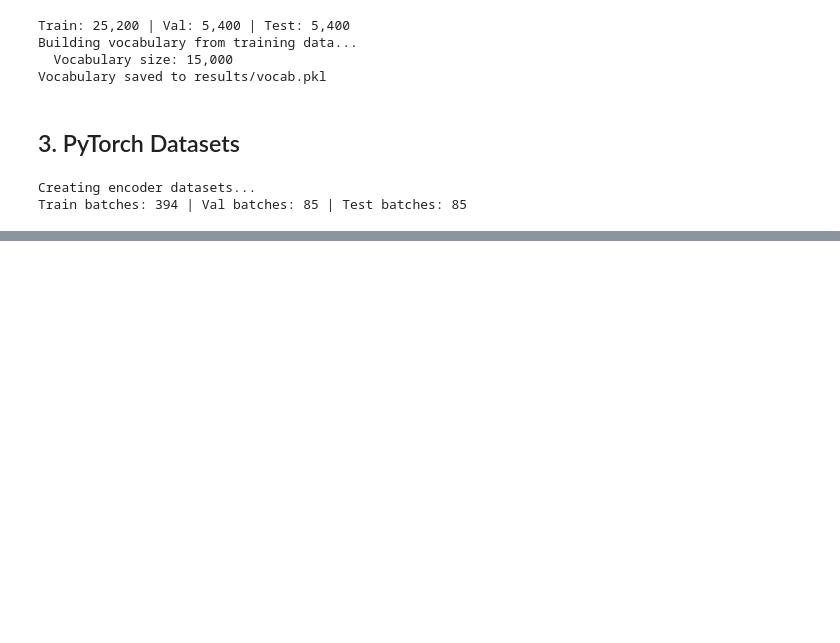
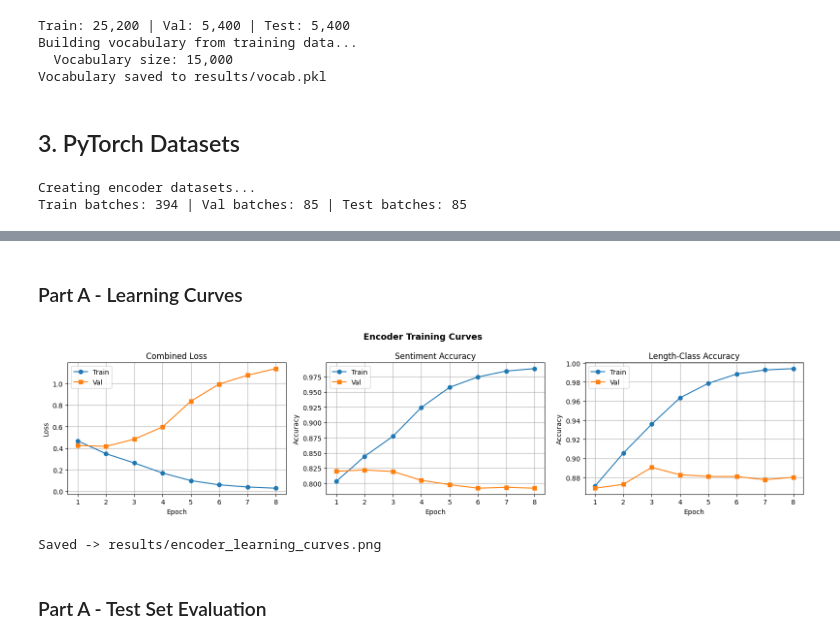
Before and after one commit to abeer-fatima47/i232643-NLP-Assignment3, a Jupyter notebook: i232643-NLP-Assignment3.ipynb, the cells around one changed output, grey strips where cells are left out. Saved outputs shown, nothing was run; the diff lists cells and outputs as text; code cells hidden in the pictures; blank space fills up the shorter version.

Commit message:
Part A: Encoder-Only Transformer

```diff
--- a/i232643-NLP-Assignment3.ipynb
+++ b/i232643-NLP-Assignment3.ipynb
@@ -314,0 +664,35 @@ Train batches: 394 | Val batches: 85 | Test batches: 85
+# %% [markdown]
+### Part A - Learning Curves
+# %%
+epochs_range = range(1, CFG['enc_epochs'] + 1)
+
+fig, axes = plt.subplots(1, 3, figsize=(16, 4))
+fig.suptitle('Encoder Training Curves', fontsize=13, fontweight='bold')
+
+ax = axes[0]
+ax.plot(epochs_range, enc_history['train_loss'], label='Train', marker='o')
+ax.plot(epochs_range, enc_history['val_loss'],   label='Val',   marker='s')
+ax.set_title('Combined Loss'); ax.set_xlabel('Epoch'); ax.set_ylabel('Loss')
+ax.legend(); ax.grid(True)
+
+ax = axes[1]
+ax.plot(epochs_range, enc_history['train_sent_acc'], label='Train', marker='o')
+ax.plot(epochs_range, enc_history['val_sent_acc'],   label='Val',   marker='s')
+ax.set_title('Sentiment Accuracy'); ax.set_xlabel('Epoch'); ax.set_ylabel('Accuracy')
+ax.legend(); ax.grid(True)
+
+ax = axes[2]
+ax.plot(epochs_range, enc_history['train_len_acc'], label='Train', marker='o')
+ax.plot(epochs_range, enc_history['val_len_acc'],   label='Val',   marker='s')
+ax.set_title('Length-Class Accuracy'); ax.set_xlabel('Epoch'); ax.set_ylabel('Accuracy')
+ax.legend(); ax.grid(True)
+
+plt.tight_layout()
+plt.savefig('results/encoder_learning_curves.png', bbox_inches='tight')
+plt.show()
+print('Saved -> results/encoder_learning_curves.png')
+# %% [output]
+[figure, added]
+Saved -> results/encoder_learning_curves.png
+# %% [markdown]
+### Part A - Test Set Evaluation
```
Also changed, not shown: parts of 7 cells of this notebook.
